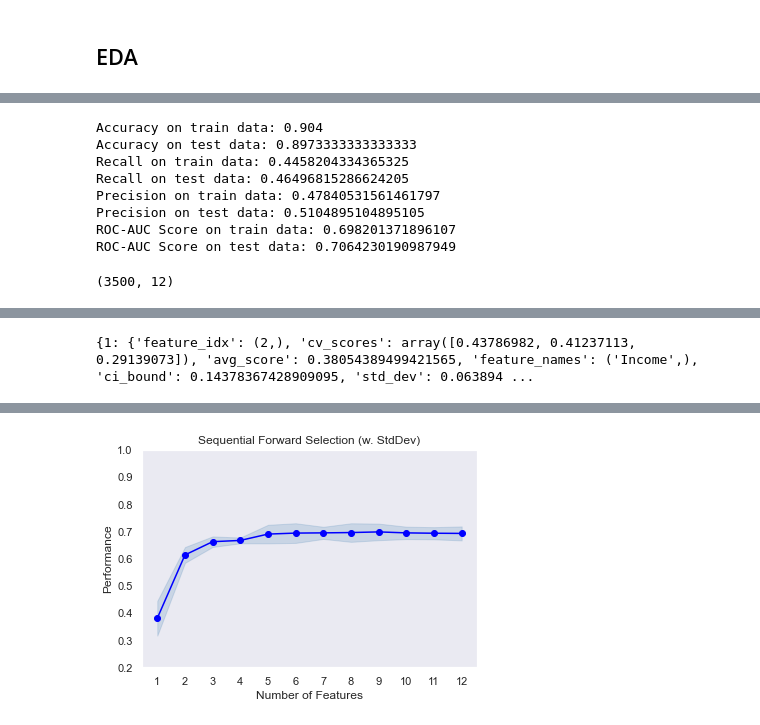
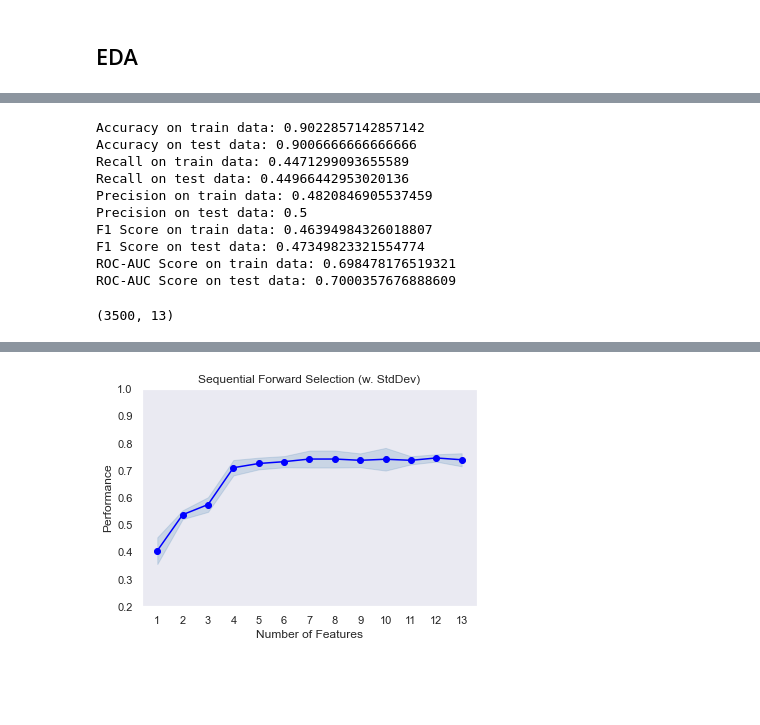
Before and after one commit to sandeepseshadri/Personal_Loan_Campaign_Modelling, a Jupyter notebook: PersonalLoan_Campaign.ipynb, the cells around one changed output, grey strips where cells are left out. Drawn from its saved outputs; the diff is of its cells as text; code cells hidden in the pictures; blank space fills up the shorter version.

```diff
--- a/PersonalLoan_Campaign.ipynb
+++ b/PersonalLoan_Campaign.ipynb
@@ -161,0 +135,11 @@ memory usage: 507.9 KB
+# %%
+df.drop(['ID'],axis=1,inplace=True)
+
+df['CreditCard'] = df['CreditCard'].astype('category')
+df['Online'] = df['Online'].astype('category')
+df['CD_Account'] = df['CD_Account'].astype('category')
+df['Personal_Loan'] = df['Personal_Loan'].astype('category')
+df['Securities_Account'] = df['Securities_Account'].astype('category')
+df['Education'] = df['Education'].astype('category')
+
+df.info()
@@ -415,5 +525,8 @@ def make_confusion_matrix(model,test_X,y_actual,labels=[1, 0]):
 X = df.drop('Personal_Loan',axis=1)     # Predictor feature columns (8 X m)
 Y = df['Personal_Loan']   # Predicted class (1=True, 0=False) (1 X m)
 
+X = pd.get_dummies(X, columns=['CreditCard', 'Online', 'CD_Account', 'Securities_Account', 'Education'], drop_first=True)
+X.head()
+
 # splitting in training and test set
 X_train, X_test, y_train, y_test = train_test_split( X, Y, test_size = 0.3, random_state = 42)
@@ -447 +561,6 @@ CreditCard               1.108229
 dtype: float64
+# %%
+#Looks like there high VIF so dropping one of the values
+num_feature_set = num_feature_set.drop(['Experience'],axis=1)
+
+num_feature_set.dropna(inplace=True)
@@ -448,4 +605,6 @@ dtype: float64
 # %%
+X_train, X_test, y_train, y_test = train_test_split(num_feature_set, Y, test_size=0.30, random_state = 1)
+
 model = LogisticRegression(random_state=1)
 lg = model.fit(X_train,y_train)
 # %%
@@ -546,5 +671,5 @@ plt.show()
 # %%
-optimal_threshold = 0.35
+optimal_threshold = 0.36
 
 # Model prediction with optimal threshold
 pred_train_opt = (lg.predict_proba(X_train)[:,1]>optimal_threshold)
@@ -561,30 +686,32 @@ print('Recall on test data:',recall_score(y_test, pred_test_opt))
 print('Precision on train data:',precision_score(y_train, pred_train_opt) )
 print('Precision on test data:',precision_score(y_test, pred_test_opt))
 
+print('F1 Score on train data:',f1_score(y_train, pred_train_opt) )
+print('F1 Score on test data:',f1_score(y_test, pred_test_opt))
+
 print('ROC-AUC Score on train data:',roc_auc_score(y_train, pred_train_opt) )
 print('ROC-AUC Score on test data:',roc_auc_score(y_test, pred_test_opt))
 # %% [output]
-Accuracy on train data: 0.904
-Accuracy on test data: 0.8973333333333333
-Recall on train data: 0.4458204334365325
-Recall on test data: 0.46496815286624205
-Precision on train data: 0.47840531561461797
-Precision on test data: 0.5104895104895105
-ROC-AUC Score on train data: 0.698201371896107
-ROC-AUC Score on test data: 0.7064230190987949
+Accuracy on train data: 0.9022857142857142
+Accuracy on test data: 0.9006666666666666
+Recall on train data: 0.4471299093655589
+Recall on test data: 0.44966442953020136
+Precision on train data: 0.4820846905537459
+Precision on test data: 0.5
+F1 Score on train data: 0.46394984326018807
+F1 Score on test data: 0.47349823321554774
+ROC-AUC Score on train data: 0.698478176519321
+ROC-AUC Score on test data: 0.7000357676888609
 # %%
 m = LogisticRegression(solver='newton-cg',n_jobs=-1,random_state=1,max_iter=100)
 X_train.shape
 # %% [output]
-(3500, 12)
+(3500, 13)
 # %%
 # we will first build model with all varaible
-sfs = SFS(m, k_features=12, forward=True, floating=False, scoring='f1', verbose=2, cv=3,n_jobs=-1)
+sfs = SFS(m, k_features=13, forward=True, floating=False, scoring='f1', verbose=2, cv=3,n_jobs=-1)
 
 sfs = sfs.fit(X_train, y_train)
-
-
-print(sfs.get_metric_dict())
 
 fig1 = plot_sfs(sfs.get_metric_dict(), figsize=(6, 4))
 
@@ -614 +740,0 @@ plt.show()
-{1: {'feature_idx': (2,), 'cv_scores': array([0.43786982, 0.41237113, 0.29139073]), 'avg_score': 0.38054389499421565, 'feature_names': ('Income',), 'ci_bound': 0.14378367428909095, 'std_dev': 0.063894 ...
@@ -618 +741 @@ plt.show()
-[figure, old version]
+[figure, new version]
```
Also changed, not shown: parts of 129 cells of this notebook.
